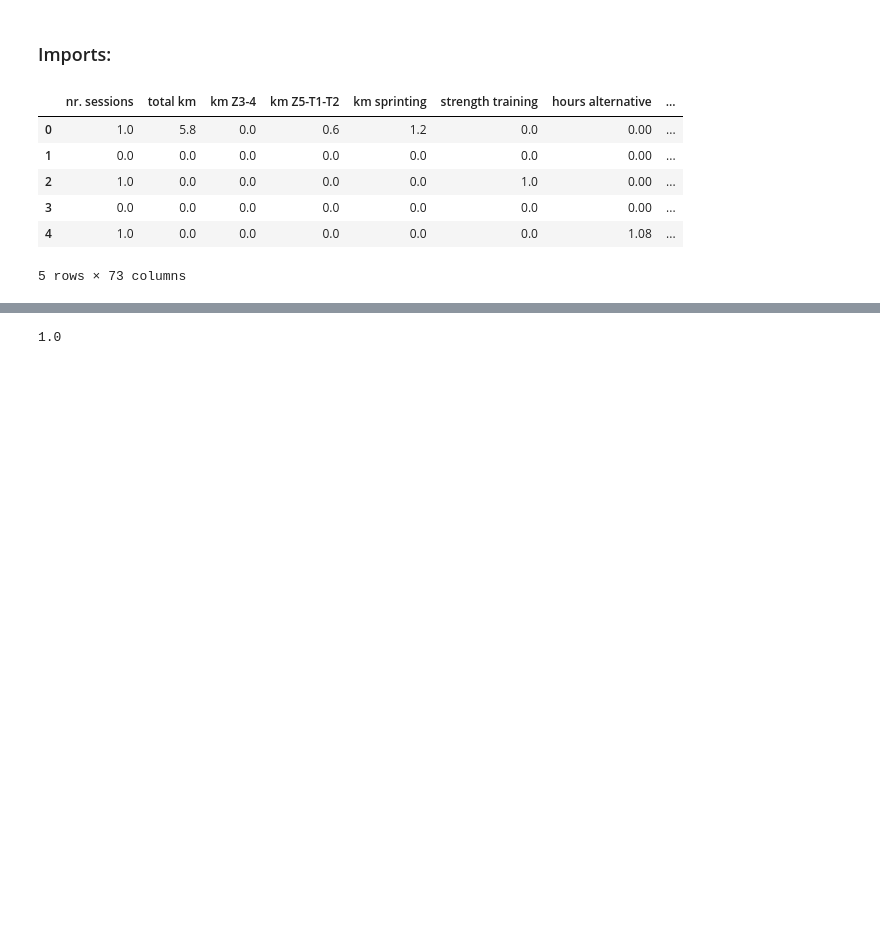
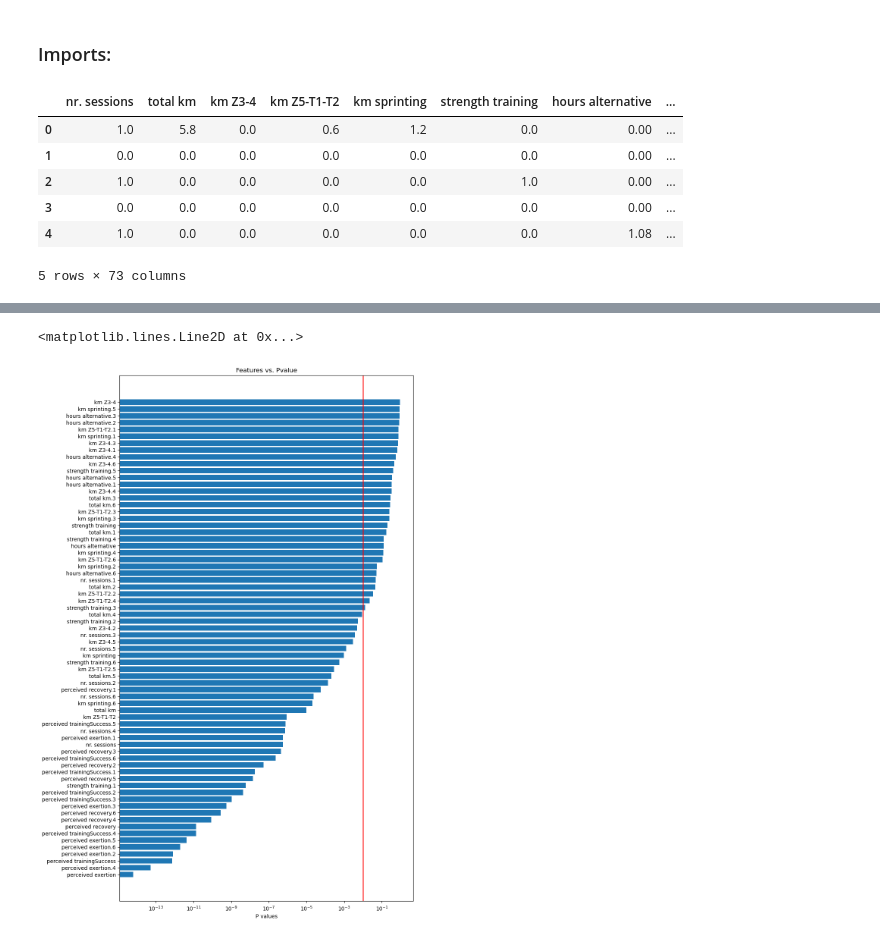
Before and after one commit to ryn8raun248/TrainingTrainers, a Jupyter notebook: final_project_notebook.ipynb, the cells around one changed output, grey strips where cells are left out. Cells and saved outputs as stored; diff of their text form; code cells hidden in the pictures; blank space fills up the shorter version.

Commit message:
Create feature plot of pvalues

```diff
--- a/final_project_notebook.ipynb
+++ b/final_project_notebook.ipynb
@@ -103,7 +104,3 @@ for suffix in ["", ".1", ".2", ".3", ".4", ".5", ".6"]:
         samples_by_group.append(day_data[col][mask])
     stat, p = stats.kruskal(*samples_by_group)
     pvalues[col] = p
-# %%
-day_data["perceived exertion"].max()
-# %% [output]
-1.0
@@ -109,0 +119,43 @@ day_data["perceived exertion"].max()
+# %%
+for suffix in ["", ".1", ".2", ".3", ".4", ".5", ".6"]:
+    col = "perceived trainingSuccess" + suffix
+    samples_by_group = []
+    for value in set(day_data["injury"]):
+        mask = day_data["injury"] == value
+        samples_by_group.append(day_data[col][mask])
+    stat, p = stats.kruskal(*samples_by_group)
+    pvalues[col] = p
+# %%
+for suffix in ["", ".1", ".2", ".3", ".4", ".5", ".6"]:
+    col = "perceived recovery" + suffix
+    samples_by_group = []
+    for value in set(day_data["injury"]):
+        mask = day_data["injury"] == value
+        samples_by_group.append(day_data[col][mask])
+    stat, p = stats.kruskal(*samples_by_group)
+    pvalues[col] = p
+# %%
+pvalues = dict(sorted(pvalues.items(), key=lambda item: item[1], reverse=True))
+# %%
+plt.rcdefaults()
+fig, ax = plt.subplots()
+
+# Example data
+features = pvalues.keys()
+y_pos = np.arange(len(features))
+
+ax.barh(y_pos, pvalues.values(), align='center')
+ax.set_yticks(y_pos)
+ax.set_yticklabels(features)
+ax.invert_yaxis()  # labels read top-to-bottom
+ax.set_xlabel('P values')
+ax.set_title('Features vs. Pvalue')
+ax.set_xscale('log')
+fig.set_size_inches(10, 18)
+
+plt.axvline(x=0.01, c='r')
+
+#plt.barh(pvalues.keys(), pvalues.values())
+# %% [output]
+<matplotlib.lines.Line2D at 0x...>
+[figure, added]
```
Also changed, not shown: parts of 3 cells of this notebook.
